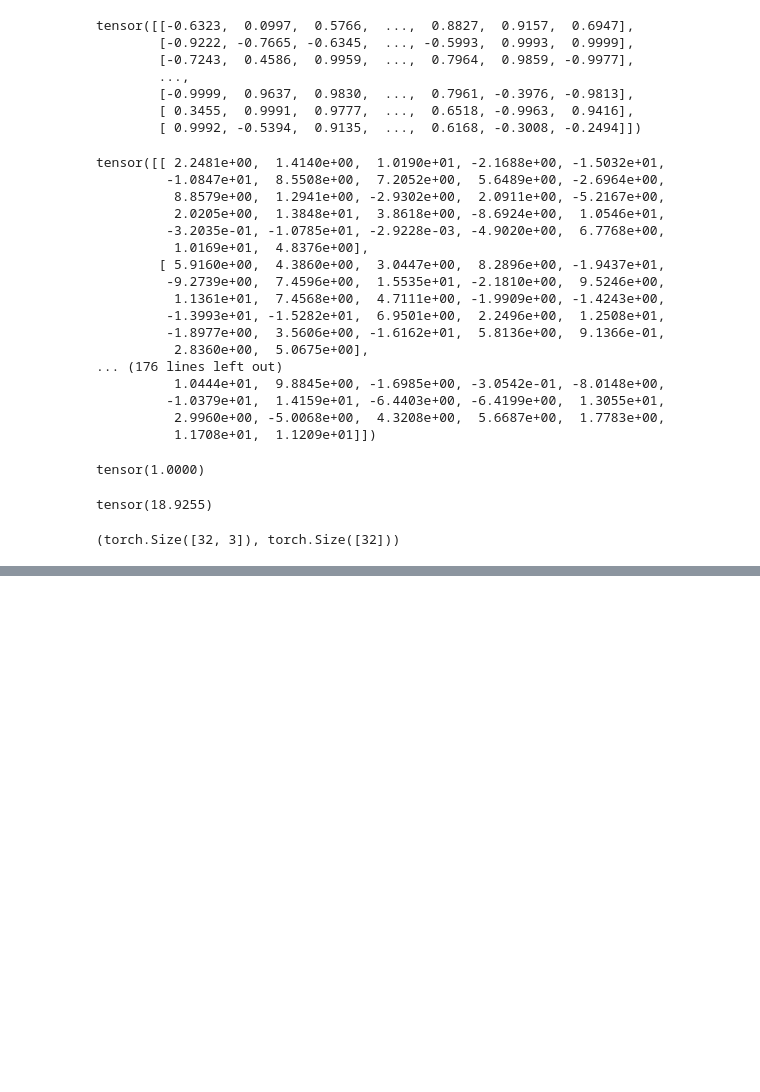
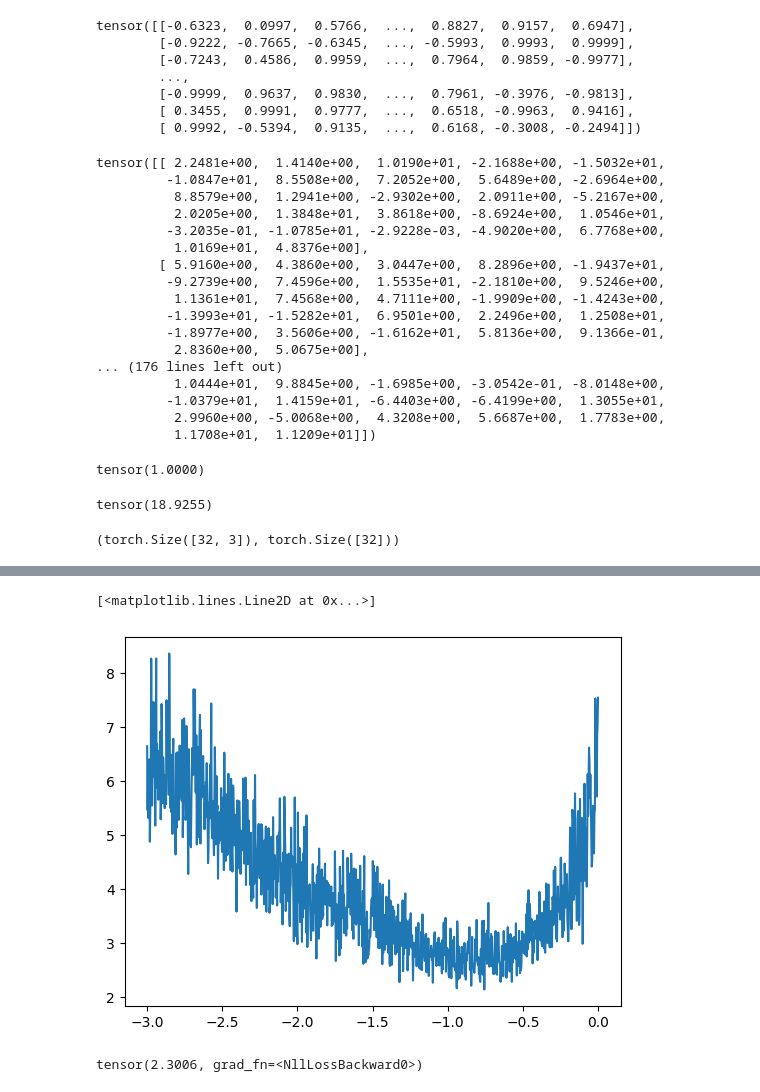
Before and after one commit to Charlottezmm/deep-learning-study, a Jupyter notebook: makemore/notebooks/makemore_lesson_02.ipynb, the cells around one changed output, grey strips where cells are left out. Saved outputs shown, nothing was run; the diff lists cells and outputs as text; code cells hidden in the pictures; blank space fills up the shorter version.

```diff
--- a/makemore/notebooks/makemore_lesson_02.ipynb
+++ b/makemore/notebooks/makemore_lesson_02.ipynb
@@ -260,0 +285,6 @@ TypeError: 'builtin_function_or_method' object is not subscriptable
+# %%
+lre = torch.linspace(-3, 0, 1000)
+lrs = 10**lre
+lrs
+
+#Instead of trying learning rates linearly, we try them exponentially from 10^-3 to 10^0, because learning rates are best searched over orders of magnitude.
@@ -260,0 +309,37 @@ TypeError: 'builtin_function_or_method' object is not subscriptable
+# %%
+
+# in mini-batch
+
+lri = []
+lossi = []
+
+for i in range(1000):
+    # in mini batch construct
+
+    ix = torch.randint(0, X.shape[0], (32,))
+
+    emb = C[X[ix]]
+    h = torch.tanh(emb.view(-1, 6) @ W1 + b1) # broadcasting
+
+    # C[X] gives us embeddings with shape (batch_size, block_size, embedding_dim).
+    # view flattens each training example into one long vector so it can go into the hidden layer.
+
+    logits = h @ W2 + b2
+    loss = F.cross_entropy(logits, Y[ix])
+    print(loss.item())
+    # print(loss.item())
+
+    for p in parameters:
+        p.grad = None
+
+    loss.backward()
+
+    lr = lrs[i]
+    for p in parameters:
+        p.data += -lr * p.grad
+
+    lri.append(lre[i]) #We update the model with the actual learning rate lrs[i], but we plot the exponent lre[i] because learning rates are easier to inspect on a log scale.
+    lossi.append(loss.item())
+
+
+# print(loss.item())
@@ -260,0 +364,5 @@ TypeError: 'builtin_function_or_method' object is not subscriptable
+# %%
+plt.plot(lri, lossi)
+# %% [output]
+[<matplotlib.lines.Line2D at 0x...>]
+[figure, added]
@@ -260,0 +406,12 @@ TypeError: 'builtin_function_or_method' object is not subscriptable
+# %%
+emb = C[X]
+h = torch.tanh(emb.view(-1, 6) @ W1 + b1) # broadcasting
+logits = h @ W2 + b2
+# counts = logits.exp()
+# prob = counts / counts.sum(1, keepdim=True)
+# loss = -prob[torch.arange(32), Y].log().mean()
+loss = F.cross_entropy(logits, Y)
+#  backward & forward pass can be more efficient
+loss
+# %% [output]
+tensor(2.3006, grad_fn=<NllLossBackward0>)
```
Also changed, not shown: parts of 9 cells of this notebook.
